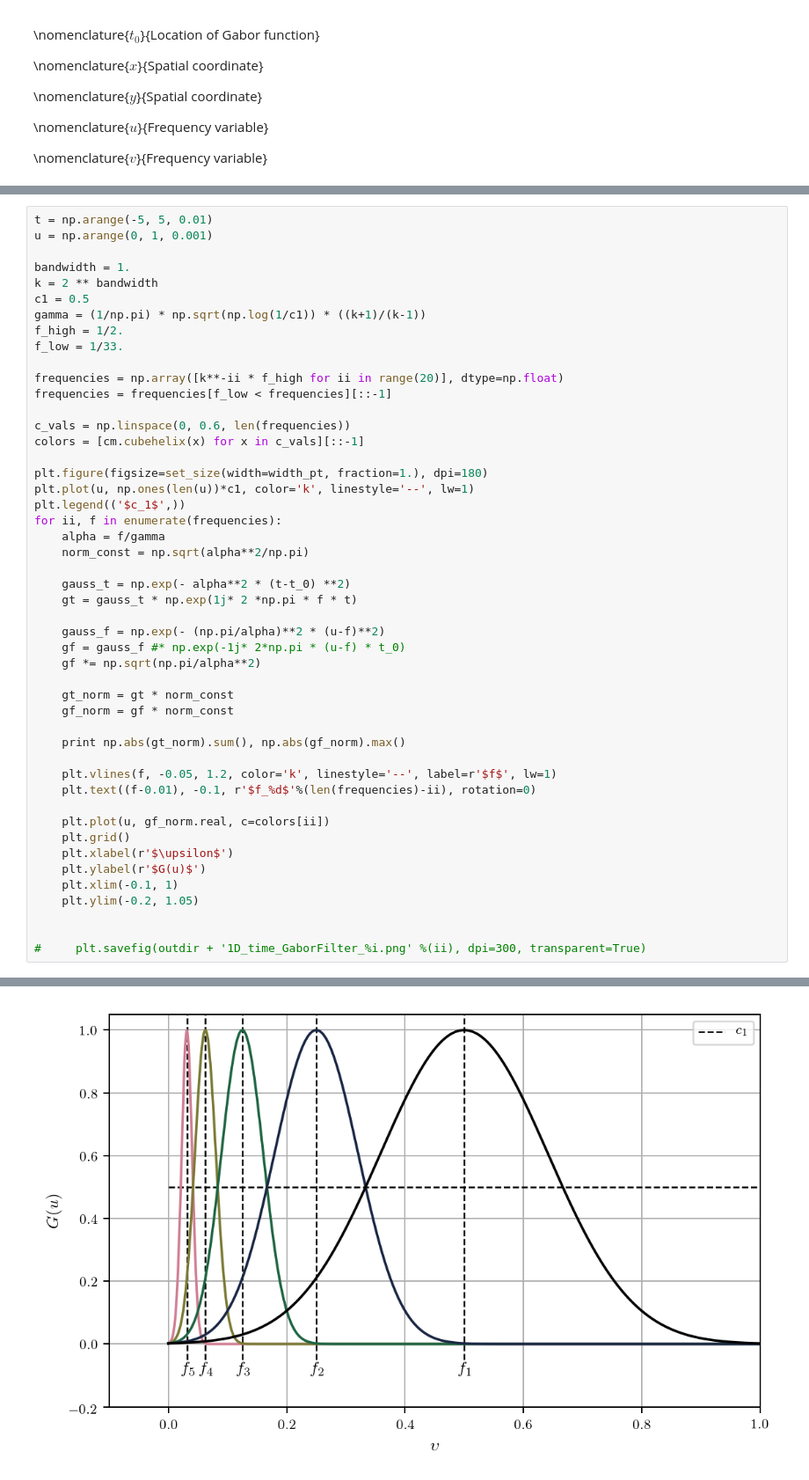
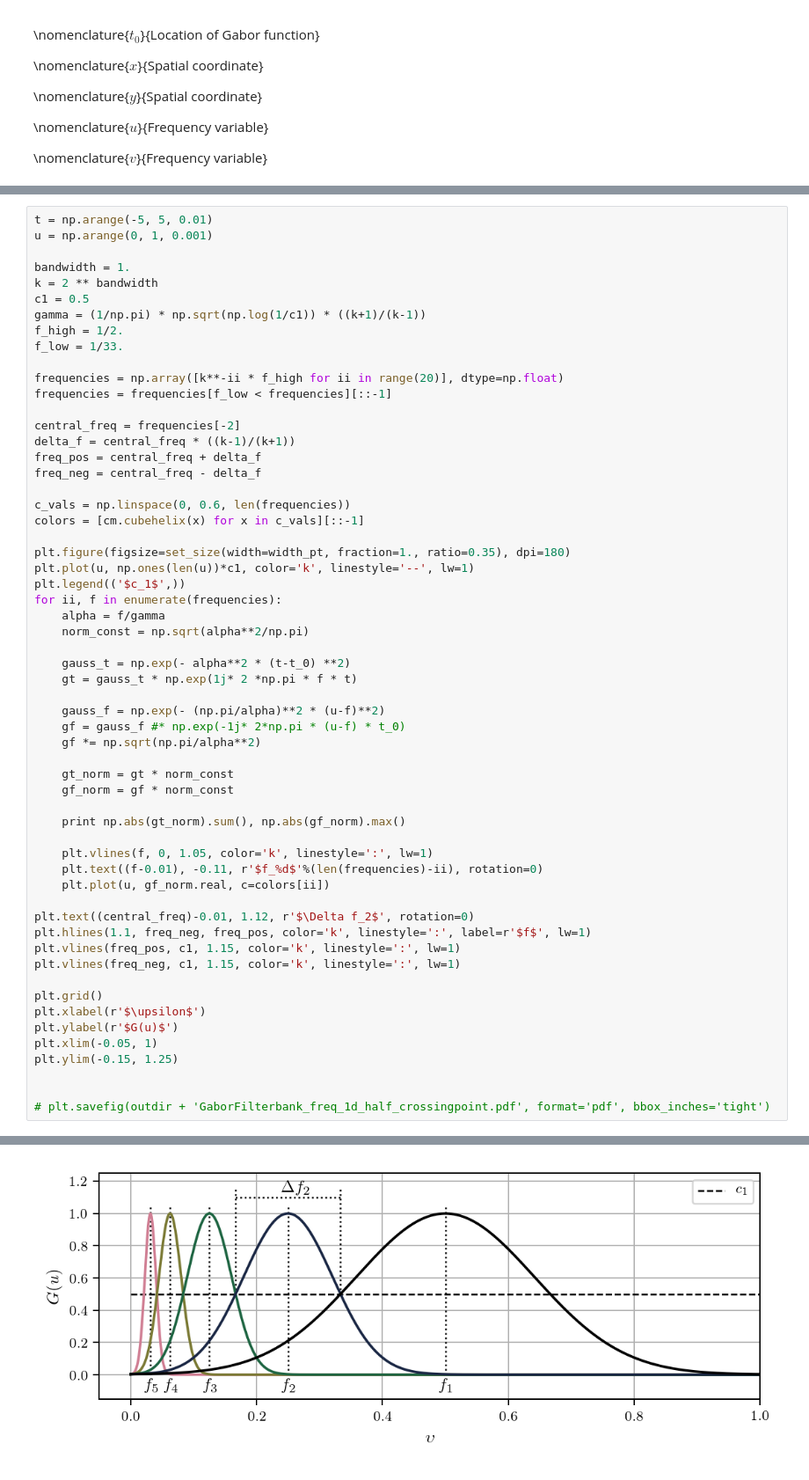
Before and after one commit to CVMethods/thesis_notebooks, a Jupyter notebook: Image spectral decomposition for texture analysis.ipynb, the cells around one changed output, grey strips where cells are left out. Shown at 88% size. Cells and saved outputs as stored; diff of their text form.

```diff
--- a/Image spectral decomposition for texture analysis.ipynb
+++ b/Image spectral decomposition for texture analysis.ipynb
@@ -469,44 +501,54 @@ f_low = 1/33.
 frequencies = np.array([k**-ii * f_high for ii in range(20)], dtype=np.float)
 frequencies = frequencies[f_low < frequencies][::-1]
 
+central_freq = frequencies[-2]
+delta_f = central_freq * ((k-1)/(k+1))
+freq_pos = central_freq + delta_f
+freq_neg = central_freq - delta_f
+
 c_vals = np.linspace(0, 0.6, len(frequencies))
 colors = [cm.cubehelix(x) for x in c_vals][::-1]
 
-plt.figure(figsize=set_size(width=width_pt, fraction=1.), dpi=180)
+plt.figure(figsize=set_size(width=width_pt, fraction=1., ratio=0.35), dpi=180)
 plt.plot(u, np.ones(len(u))*c1, color='k', linestyle='--', lw=1)
 plt.legend(('$c_1$',))
 for ii, f in enumerate(frequencies):
     alpha = f/gamma
     norm_const = np.sqrt(alpha**2/np.pi)
 
     gauss_t = np.exp(- alpha**2 * (t-t_0) **2)
     gt = gauss_t * np.exp(1j* 2 *np.pi * f * t)
 
     gauss_f = np.exp(- (np.pi/alpha)**2 * (u-f)**2)
     gf = gauss_f #* np.exp(-1j* 2*np.pi * (u-f) * t_0)
     gf *= np.sqrt(np.pi/alpha**2)
 
     gt_norm = gt * norm_const
     gf_norm = gf * norm_const
 
     print np.abs(gt_norm).sum(), np.abs(gf_norm).max()
 
-    plt.vlines(f, -0.05, 1.2, color='k', linestyle='--', label=r'$f$', lw=1)
-    plt.text((f-0.01), -0.1, r'$f_%d$'%(len(frequencies)-ii), rotation=0)
+    plt.vlines(f, 0, 1.05, color='k', linestyle=':', lw=1)
+    plt.text((f-0.01), -0.11, r'$f_%d$'%(len(frequencies)-ii), rotation=0)
+    plt.plot(u, gf_norm.real, c=colors[ii])
 
-    plt.plot(u, gf_norm.real, c=colors[ii])
-    plt.grid()
-    plt.xlabel(r'$\upsilon$')
-    plt.ylabel(r'$G(u)$')
-    plt.xlim(-0.1, 1)
-    plt.ylim(-0.2, 1.05)
+plt.text((central_freq)-0.01, 1.12, r'$\Delta f_2$', rotation=0)
+plt.hlines(1.1, freq_neg, freq_pos, color='k', linestyle=':', label=r'$f$', lw=1)
+plt.vlines(freq_pos, c1, 1.15, color='k', linestyle=':', lw=1)
+plt.vlines(freq_neg, c1, 1.15, color='k', linestyle=':', lw=1)
+
+plt.grid()
+plt.xlabel(r'$\upsilon$')
+plt.ylabel(r'$G(u)$')
+plt.xlim(-0.05, 1)
+plt.ylim(-0.15, 1.25)
 
 
-#     plt.savefig(outdir + '1D_time_GaborFilter_%i.png' %(ii), dpi=300, transparent=True)
+# plt.savefig(outdir + 'GaborFilterbank_freq_1d_half_crossingpoint.pdf', format='pdf', bbox_inches='tight')
 # %% [output]
 21.894150721732476 0.999600826914781
 42.170694530947415 0.999600826914781
 73.37582923190459 0.9999999999999999
 97.38189479649844 0.9999999999999999
 99.9991292590424 0.9999999999999999
-[figure, old version]
+[figure, new version]
```
Also changed, not shown: parts of 19 cells of this notebook, 2 other files.
